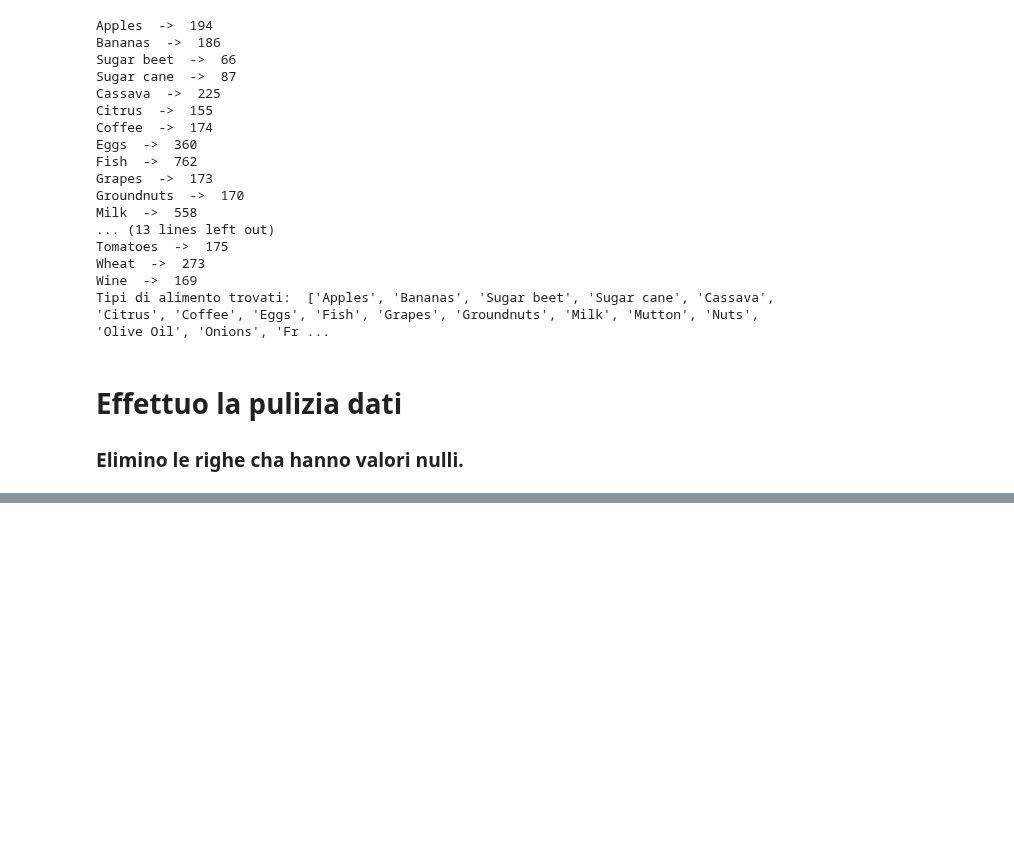
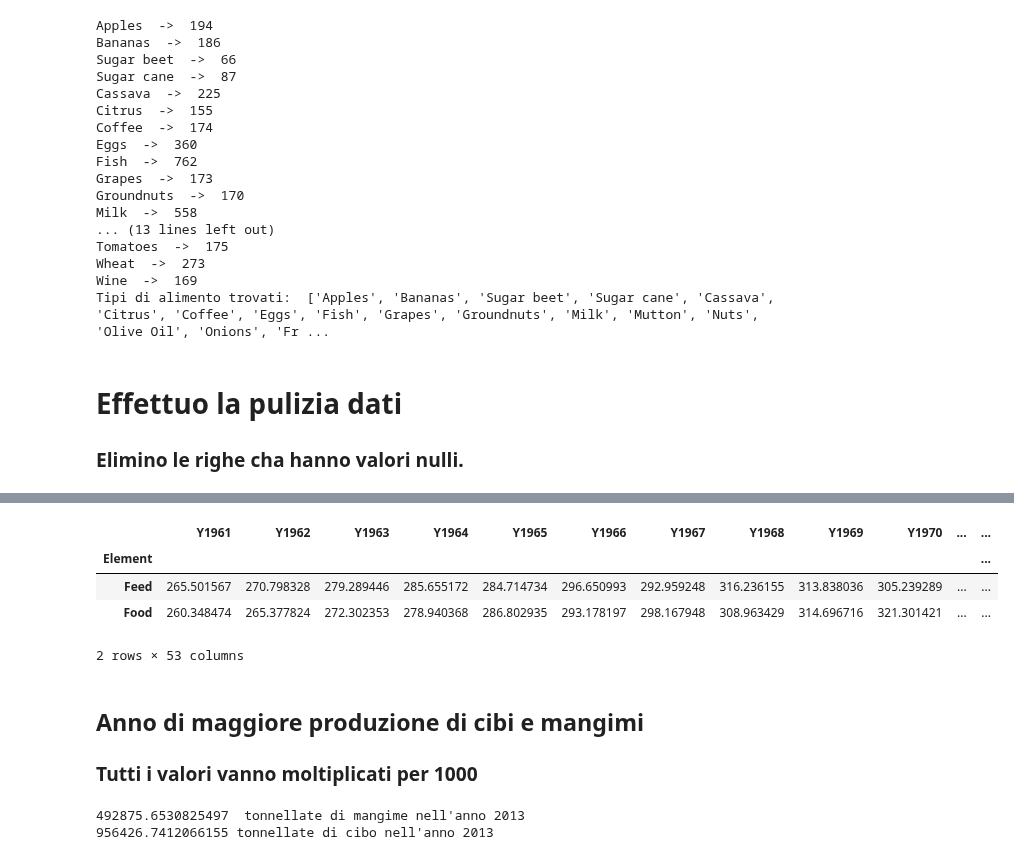
Before and after one commit to monkeymatt0/ProduzioneCibiMangimiImpattoAmbientale, a Jupyter notebook: MatteoVolleroDataVis.ipynb, the cells around one changed output, grey strips where cells are left out. Saved outputs shown, nothing was run; the diff lists cells and outputs as text; code cells hidden in the pictures; blank space fills up the shorter version.

```diff
--- a/MatteoVolleroDataVis.ipynb
+++ b/MatteoVolleroDataVis.ipynb
@@ -329,0 +334,20 @@ prodotti_tracciati_df
+# %%
+cibi_mangimi = prodotti_tracciati_df.groupby("Element")[[f"Y{i}" for i in range(1961, 2014)]].mean()
+cibi_mangimi
+# %% [output]
+|  | Y1961 | Y1962 | Y1963 | Y1964 | Y1965 | Y1966 | Y1967 | Y1968 | Y1969 | Y1970 | ... | ... |
+| Element |  |  |  |  |  |  |  |  |  |  |  | ... |
+| Feed | 265.501567 | 270.798328 | 279.289446 | 285.655172 | 284.714734 | 296.650993 | 292.959248 | 316.236155 | 313.838036 | 305.239289 | ... | ... |
+| Food | 260.348474 | 265.377824 | 272.302353 | 278.940368 | 286.802935 | 293.178197 | 298.167948 | 308.963429 | 314.696716 | 321.301421 | ... | ... |
+2 rows × 53 columns
+# %% [markdown]
+## Anno di maggiore produzione di cibi e mangimi
+### Tutti i valori vanno moltiplicati per 1000
+# %%
+magimi_max_produzione = cibi_mangimi.loc["Feed"].max()
+cibo_max_produzione = cibi_mangimi.loc["Food"].max()
+print(cibi_mangimi.loc["Feed"].max() * 1000, " tonnellate di mangime nell'anno", cibi_mangimi.idxmax(axis=1)[0].split("Y")[1])
+print(cibi_mangimi.loc["Food"].max() * 1000, "tonnellate di cibo nell'anno", cibi_mangimi.idxmax(axis=1)[1].split("Y")[1])
+# %% [output]
+492875.6530825497  tonnellate di mangime nell'anno 2013
+956426.7412066155 tonnellate di cibo nell'anno 2013
```
Also changed, not shown: parts of 6 cells of this notebook.
